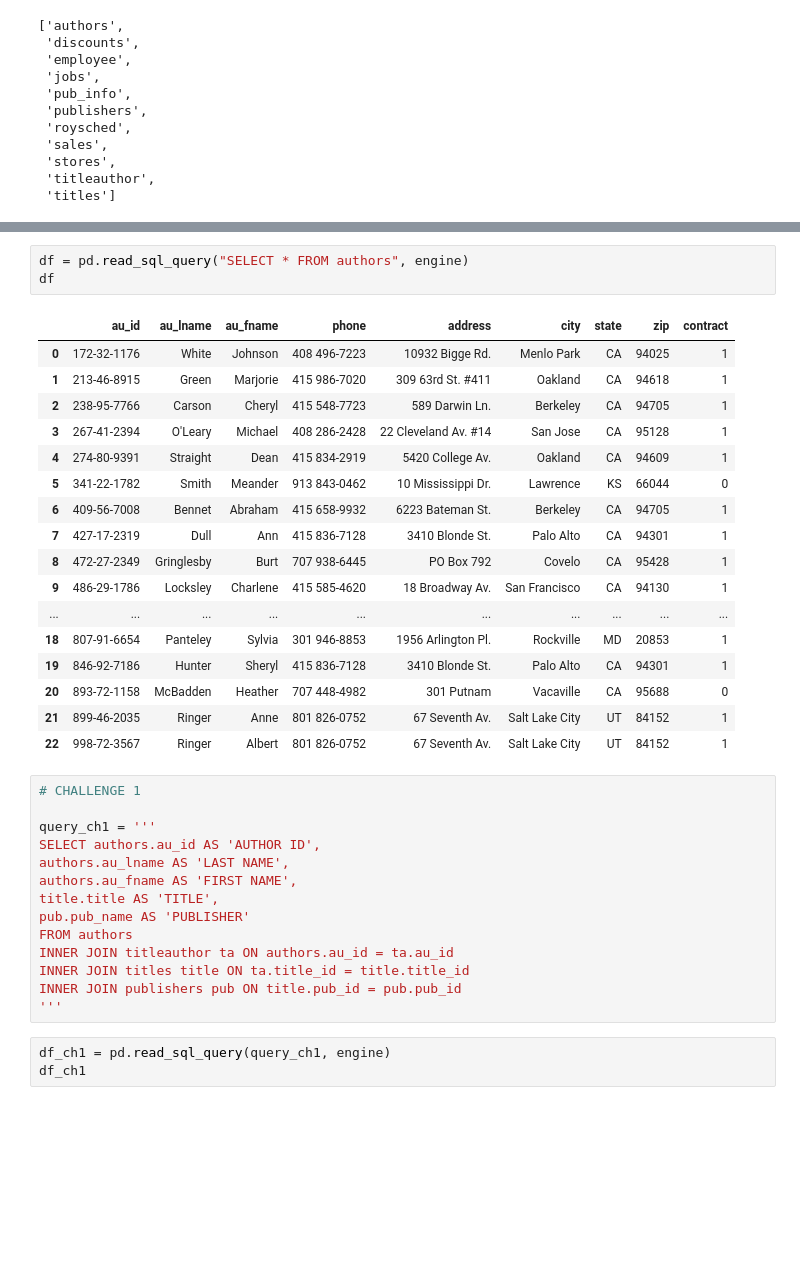
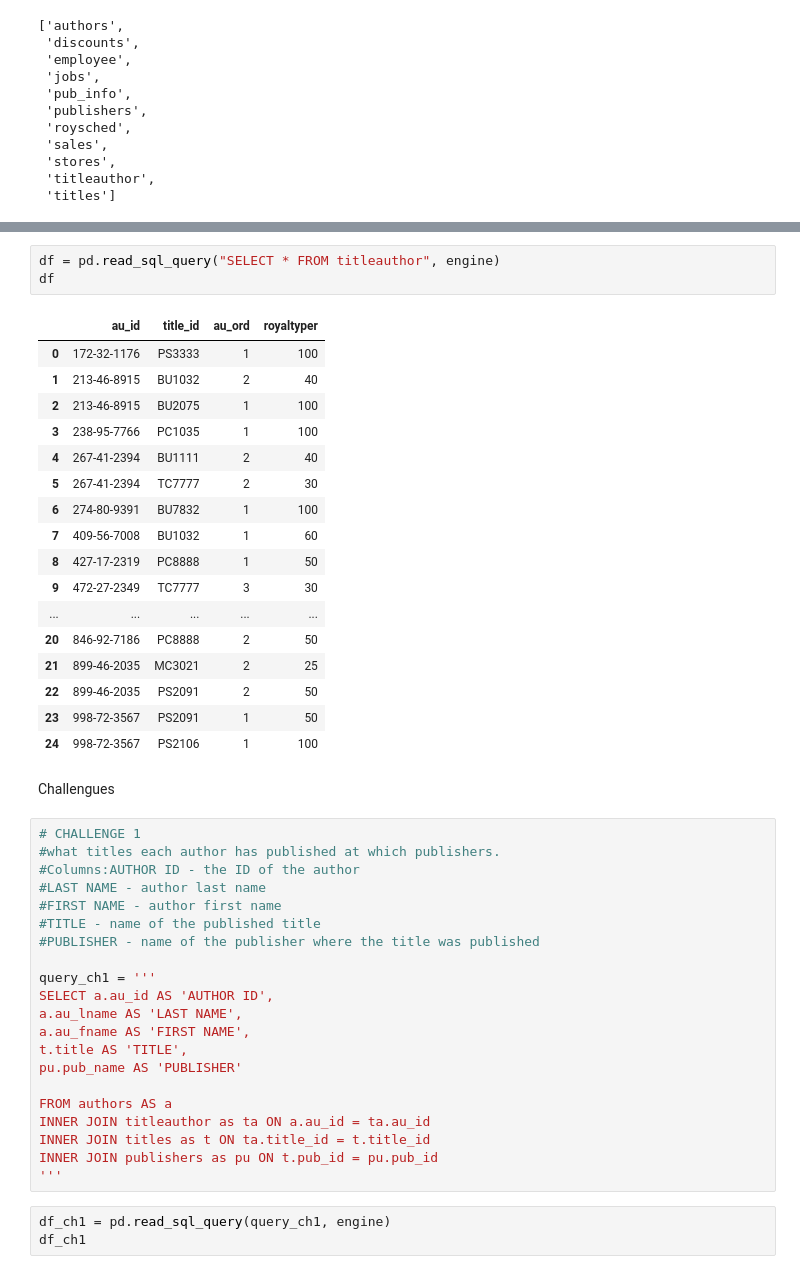
Before and after one commit to anadeondarza/dataptmad0522_labs, a Jupyter notebook: module-1/mysql-select/Challengue 1.ipynb, the cells around one changed output, grey strips where cells are left out. Saved outputs shown, nothing was run; the diff lists cells and outputs as text; blank space fills up the shorter version.

```diff
--- a/module-1/mysql-select/Challengue 1.ipynb
+++ b/module-1/mysql-select/Challengue 1.ipynb
@@ -52,37 +87,46 @@ inspector.get_columns('authors')
 # %%
-df = pd.read_sql_query("SELECT * FROM authors", engine)
+df = pd.read_sql_query("SELECT * FROM titleauthor", engine)
 df
 # %% [output]
-|  | au_id | au_lname | au_fname | phone | address | city | state | zip | contract |
-| 0 | 172-32-1176 | White | Johnson | 408 496-7223 | 10932 Bigge Rd. | Menlo Park | CA | 94025 | 1 |
-| 1 | 213-46-8915 | Green | Marjorie | 415 986-7020 | 309 63rd St. #411 | Oakland | CA | 94618 | 1 |
-| 2 | 238-95-7766 | Carson | Cheryl | 415 548-7723 | 589 Darwin Ln. | Berkeley | CA | 94705 | 1 |
-| 3 | 267-41-2394 | O'Leary | Michael | 408 286-2428 | 22 Cleveland Av. #14 | San Jose | CA | 95128 | 1 |
-| 4 | 274-80-9391 | Straight | Dean | 415 834-2919 | 5420 College Av. | Oakland | CA | 94609 | 1 |
-| 5 | 341-22-1782 | Smith | Meander | 913 843-0462 | 10 Mississippi Dr. | Lawrence | KS | 66044 | 0 |
-| 6 | 409-56-7008 | Bennet | Abraham | 415 658-9932 | 6223 Bateman St. | Berkeley | CA | 94705 | 1 |
-| 7 | 427-17-2319 | Dull | Ann | 415 836-7128 | 3410 Blonde St. | Palo Alto | CA | 94301 | 1 |
-| 8 | 472-27-2349 | Gringlesby | Burt | 707 938-6445 | PO Box 792 | Covelo | CA | 95428 | 1 |
-| 9 | 486-29-1786 | Locksley | Charlene | 415 585-4620 | 18 Broadway Av. | San Francisco | CA | 94130 | 1 |
-| ... | ... | ... | ... | ... | ... | ... | ... | ... | ... |
-| 18 | 807-91-6654 | Panteley | Sylvia | 301 946-8853 | 1956 Arlington Pl. | Rockville | MD | 20853 | 1 |
-| 19 | 846-92-7186 | Hunter | Sheryl | 415 836-7128 | 3410 Blonde St. | Palo Alto | CA | 94301 | 1 |
-| 20 | 893-72-1158 | McBadden | Heather | 707 448-4982 | 301 Putnam | Vacaville | CA | 95688 | 0 |
-| 21 | 899-46-2035 | Ringer | Anne | 801 826-0752 | 67 Seventh Av. | Salt Lake City | UT | 84152 | 1 |
-| 22 | 998-72-3567 | Ringer | Albert | 801 826-0752 | 67 Seventh Av. | Salt Lake City | UT | 84152 | 1 |
+|  | au_id | title_id | au_ord | royaltyper |
+| 0 | 172-32-1176 | PS3333 | 1 | 100 |
+| 1 | 213-46-8915 | BU1032 | 2 | 40 |
+| 2 | 213-46-8915 | BU2075 | 1 | 100 |
+| 3 | 238-95-7766 | PC1035 | 1 | 100 |
+| 4 | 267-41-2394 | BU1111 | 2 | 40 |
+| 5 | 267-41-2394 | TC7777 | 2 | 30 |
+| 6 | 274-80-9391 | BU7832 | 1 | 100 |
+| 7 | 409-56-7008 | BU1032 | 1 | 60 |
+| 8 | 427-17-2319 | PC8888 | 1 | 50 |
+| 9 | 472-27-2349 | TC7777 | 3 | 30 |
+| ... | ... | ... | ... | ... |
+| 20 | 846-92-7186 | PC8888 | 2 | 50 |
+| 21 | 899-46-2035 | MC3021 | 2 | 25 |
+| 22 | 899-46-2035 | PS2091 | 2 | 50 |
+| 23 | 998-72-3567 | PS2091 | 1 | 50 |
+| 24 | 998-72-3567 | PS2106 | 1 | 100 |
+# %% [markdown]
+Challengues
 # %%
 # CHALLENGE 1
+#what titles each author has published at which publishers.
+#Columns:AUTHOR ID - the ID of the author
+#LAST NAME - author last name
+#FIRST NAME - author first name
+#TITLE - name of the published title
+#PUBLISHER - name of the publisher where the title was published
 
 query_ch1 = '''
-SELECT authors.au_id AS 'AUTHOR ID',
-authors.au_lname AS 'LAST NAME',
-authors.au_fname AS 'FIRST NAME',
-title.title AS 'TITLE',
-pub.pub_name AS 'PUBLISHER'
-FROM authors
-INNER JOIN titleauthor ta ON authors.au_id = ta.au_id
-INNER JOIN titles title ON ta.title_id = title.title_id
-INNER JOIN publishers pub ON title.pub_id = pub.pub_id
+SELECT a.au_id AS 'AUTHOR ID',
+a.au_lname AS 'LAST NAME',
+a.au_fname AS 'FIRST NAME',
+t.title AS 'TITLE',
+pu.pub_name AS 'PUBLISHER'
+
+FROM authors AS a
+INNER JOIN titleauthor as ta ON a.au_id = ta.au_id
+INNER JOIN titles as t ON ta.title_id = t.title_id
+INNER JOIN publishers as pu ON t.pub_id = pu.pub_id
 '''
 # %%
 df_ch1 = pd.read_sql_query(query_ch1, engine)
```
Also changed, not shown: parts of 12 cells of this notebook, 1 other file.
